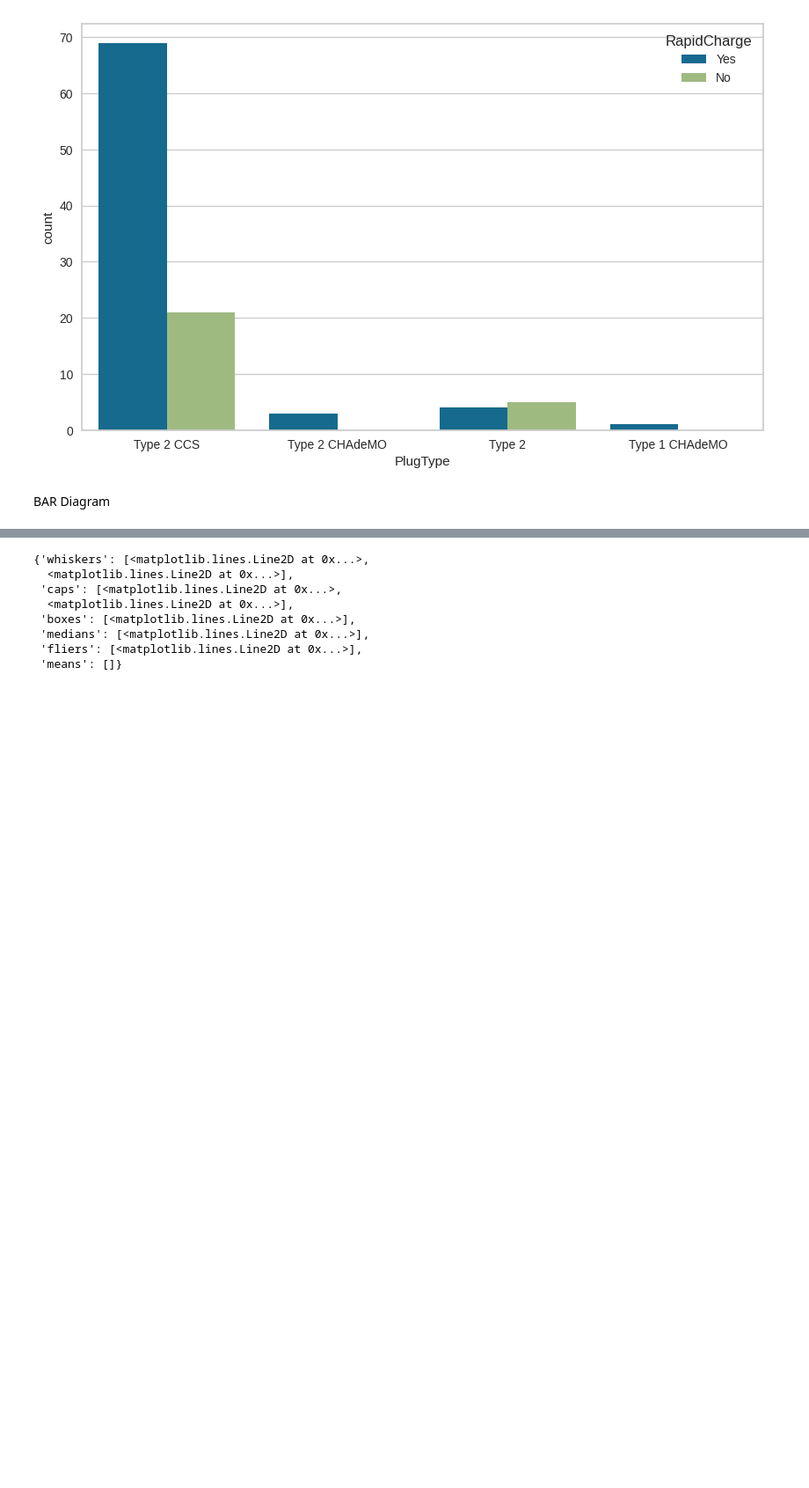
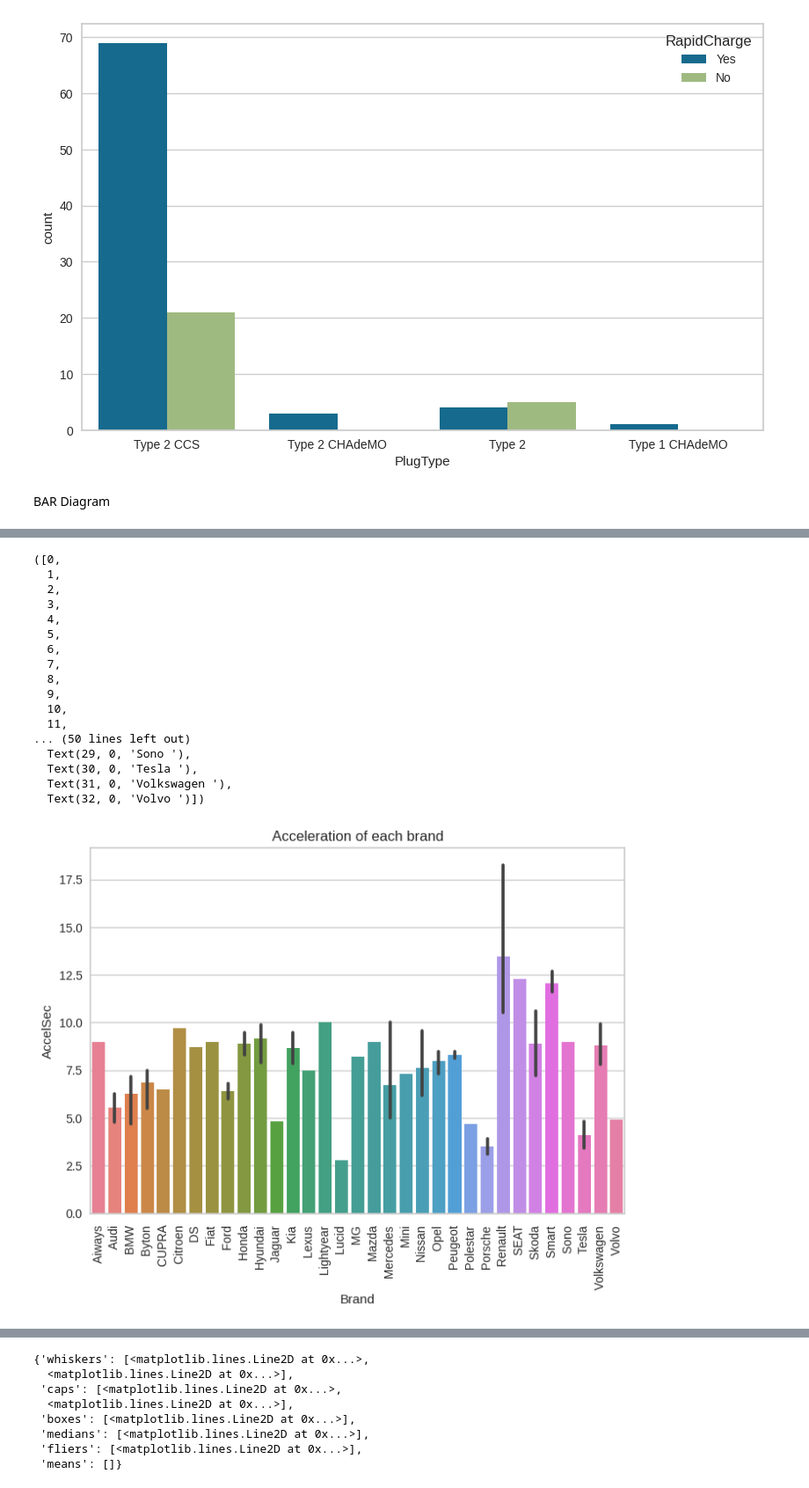
Before and after one commit to payalchauhan9/Electric_Vehicle, a Jupyter notebook: electric_vehicle.ipynb, the cells around one changed output, grey strips where cells are left out. Shown at 88% size. Saved outputs shown, nothing was run; the diff lists cells and outputs as text; code cells hidden in the pictures; blank space fills up the shorter version.

```diff
--- a/electric_vehicle.ipynb
+++ b/electric_vehicle.ipynb
@@ -163,3 +180,26 @@ px.bar(ev,x = 'Brand', y = 'AccelSec', color = 'Brand', title = 'Car with Fastes
+# %%
+sns.barplot(x = 'Brand', y = 'AccelSec', hue = 'Brand', data = ev)
+plt.title('Acceleration of each brand')
+plt.xticks(rotation = 90)
+# %% [output]
+([0,
+  1,
+  2,
+  3,
+  4,
+  5,
+  6,
+  7,
+  8,
+  9,
+  10,
+  11,
+... (50 lines left out)
+  Text(29, 0, 'Sono '),
+  Text(30, 0, 'Tesla '),
+  Text(31, 0, 'Volkswagen '),
+  Text(32, 0, 'Volvo ')])
+[figure, added]
 # %%
 px.bar(ev, x = 'PowerTrain', y = 'Range_Km', color = 'PowerTrain', text = 'PowerTrain')
 # %% [output]
```
Also changed, not shown: parts of 6 cells of this notebook.
